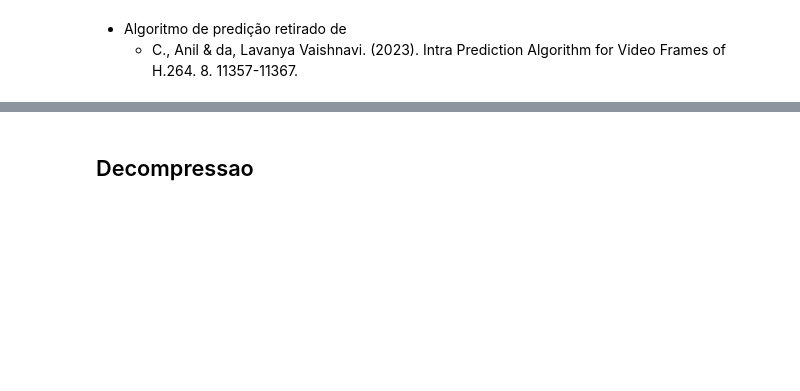
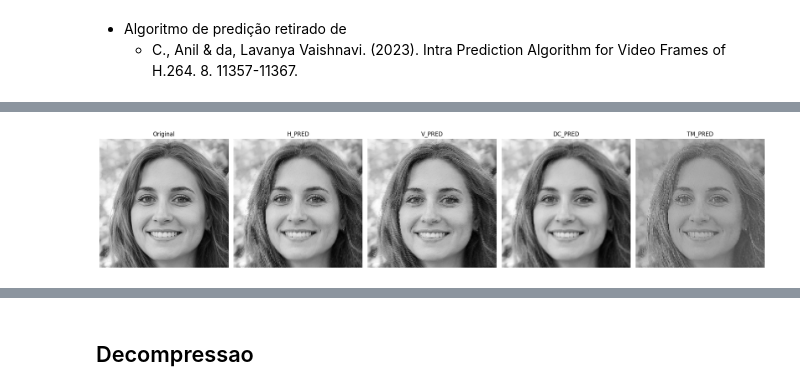
Before and after one commit to IgorJoaquimn/webp-compression, a Jupyter notebook: TP_ICV.ipynb, the cells around one changed output, grey strips where cells are left out. Drawn from its saved outputs; the diff is of its cells as text; code cells hidden in the pictures; blank space fills up the shorter version.

```diff
--- a/TP_ICV.ipynb
+++ b/TP_ICV.ipynb
@@ -256,0 +302,17 @@ plt.show()
+# %%
+predicted_images_list = [(title, img) for title, img in predicted_images.items()]
+
+num_predictions = len(predicted_images_list)
+plt.figure(figsize=(20, 10))
+plt.subplot(1, num_predictions + 1, 1)
+show_image(image, 'Original')
+
+# Exibir todas as imagens preditivas
+for i, (title, pred_image) in enumerate(predicted_images_list):
+    plt.subplot(1, num_predictions + 1, i + 2)
+    show_image(pred_image, title)
+
+plt.tight_layout()
+plt.show()
+# %% [output]
+[figure, added]
```
Also changed, not shown: parts of 36 cells of this notebook.
